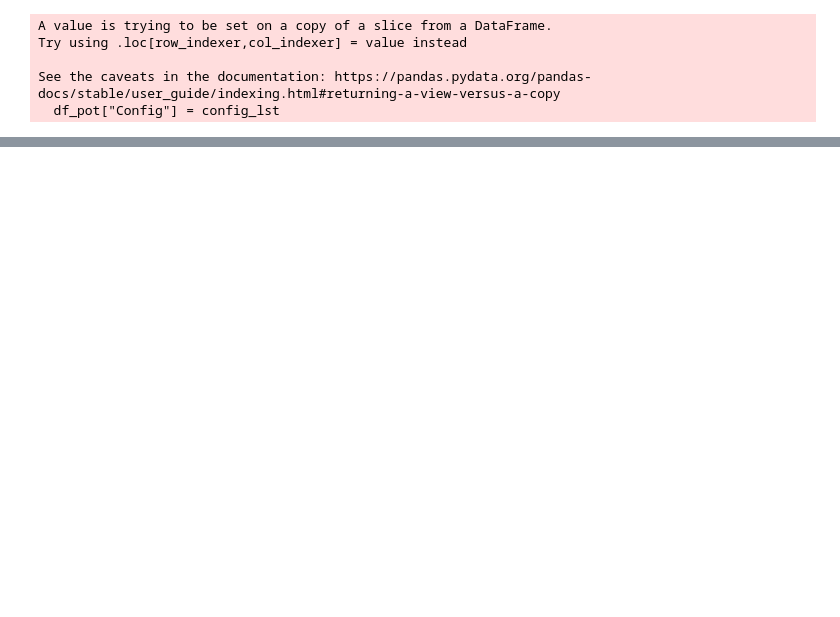
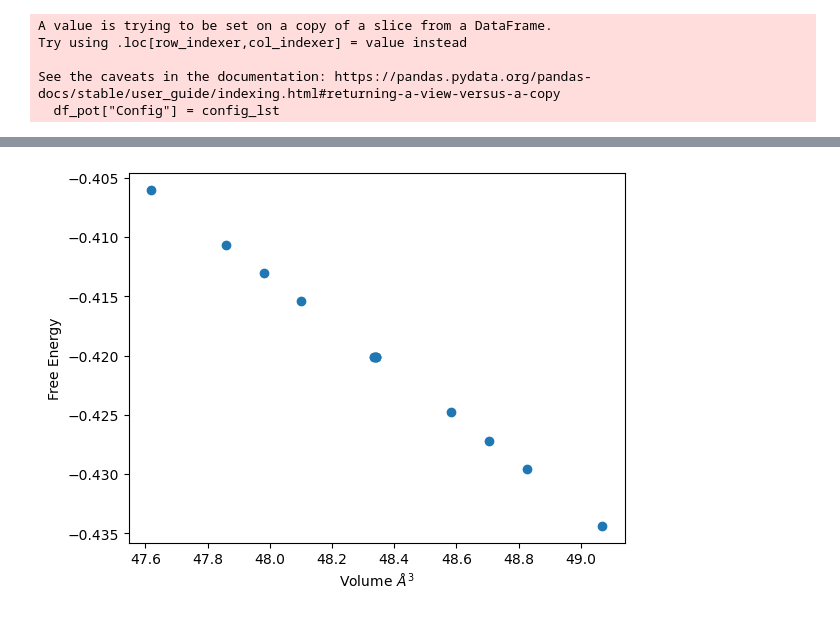
Before and after one commit to pyiron/hackathon, a Jupyter notebook: hackathon/elastic_constants/qha/functions_qha.ipynb, the cells around one changed output, grey strips where cells are left out. Saved outputs shown, nothing was run; the diff lists cells and outputs as text; code cells hidden in the pictures; blank space fills up the shorter version.

```diff
--- a/hackathon/elastic_constants/qha/functions_qha.ipynb
+++ b/hackathon/elastic_constants/qha/functions_qha.ipynb
@@ -373,0 +454,10 @@ print(fit_dict['elastic_matrix'])
+# %%
+temperature = 500
+a = get_lattice_const_for_temp(temperature=temperature, fitted_temperatures=term_qh_dict['temperatures'], fitted_volumes=term_qh_dict['volumes'])
+structure = bulk("Cu", cubic= True, a = a[0])
+# task_dict = optimize_positions_and_volume(structure=structure)
+# result_dict = evaluate_with_lammpslib(
+#     task_dict=task_dict,
+#     potential_dataframe=potential_dataframe,
+# )
+# structure = result_dict["structure_with_optimized_positions_and_volume"]
@@ -373,0 +577,6 @@ print(fit_dict['elastic_matrix'])
+# %%
+plt.scatter(volumes, free_energies_dict.values())
+plt.xlabel("Volume $\AA^3$")
+plt.ylabel("Free Energy");
+# %% [output]
+[figure, added]
```
Also changed, not shown: parts of 71 cells of this notebook.
